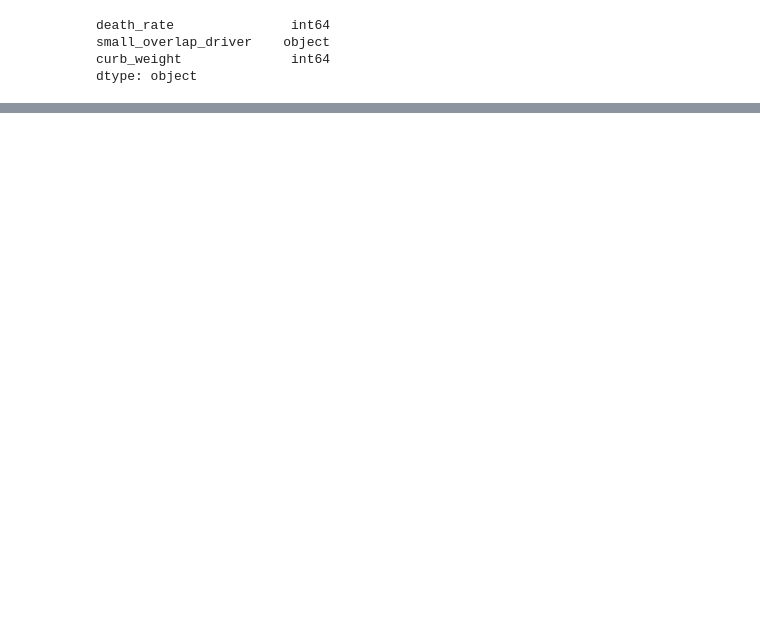
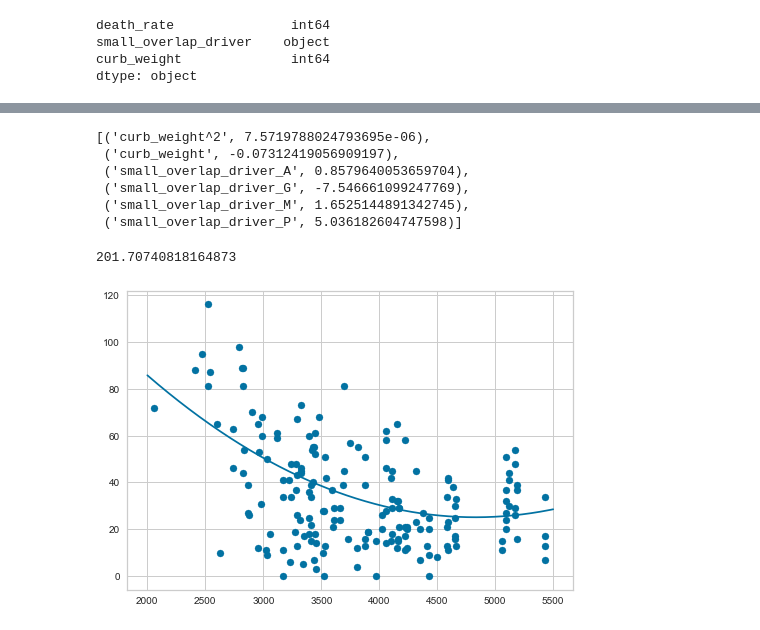
Before and after one commit to jcpark376/automobiledeaths, a Jupyter notebook: models/single_factor/mvp.ipynb, the cells around one changed output, grey strips where cells are left out. Saved outputs shown, nothing was run; the diff lists cells and outputs as text; code cells hidden in the pictures; blank space fills up the shorter version.

```diff
--- a/models/single_factor/mvp.ipynb
+++ b/models/single_factor/mvp.ipynb
@@ -55,0 +77,27 @@ visualizer.show()                 # Finalize and render the figure
+# %%
+coef_list = list(zip(X.columns, model.coef_))
+coef_list
+# %% [output]
+[('curb_weight^2', 7.5719788024793695e-06),
+ ('curb_weight', -0.07312419056909197),
+ ('small_overlap_driver_A', 0.8579640053659704),
+ ('small_overlap_driver_G', -7.546661099247769),
+ ('small_overlap_driver_M', 1.6525144891342745),
+ ('small_overlap_driver_P', 5.036182604747598)]
+# %%
+model.intercept_
+# %% [output]
+201.70740818164873
+# %%
+# Create the vectors X and Y
+x_sim = np.array(range(2000, 5500))
+y_sim = model.coef_[0] * (x_sim ** 2) + model.coef_[1] * x_sim + model.intercept_
+
+# Create the plot
+plt.plot(x_sim,y_sim)
+plt.scatter(X['curb_weight'],y)
+
+# Show the plot
+plt.show()
+# %% [output]
+[figure, added]
```
Also changed, not shown: parts of 9 cells of this notebook, 7 other files.
